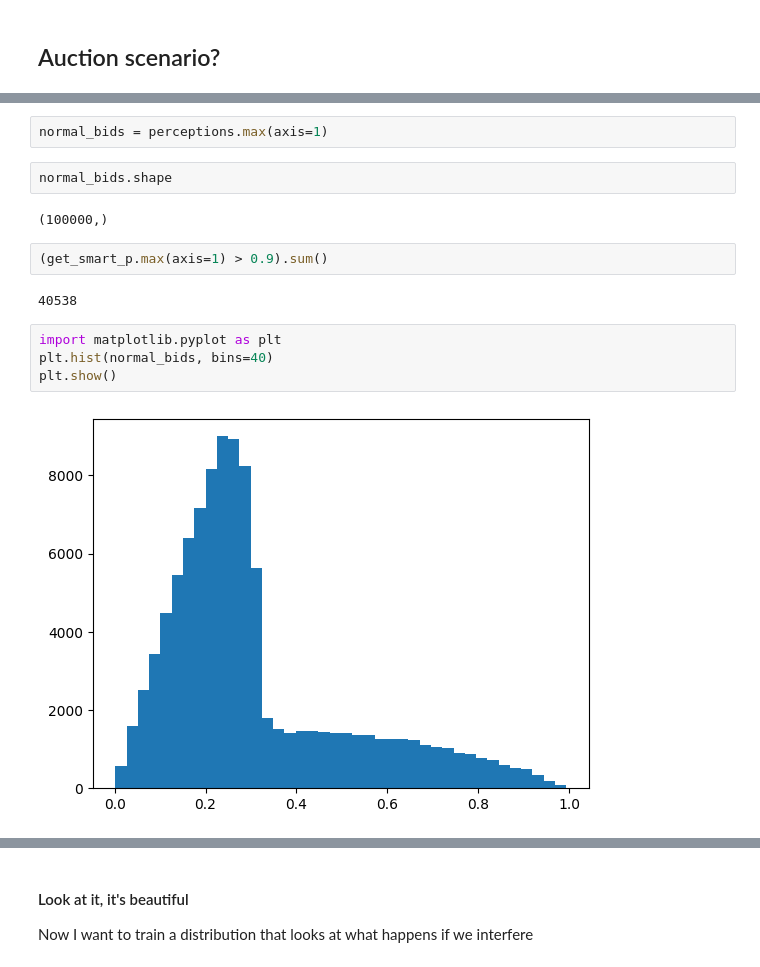
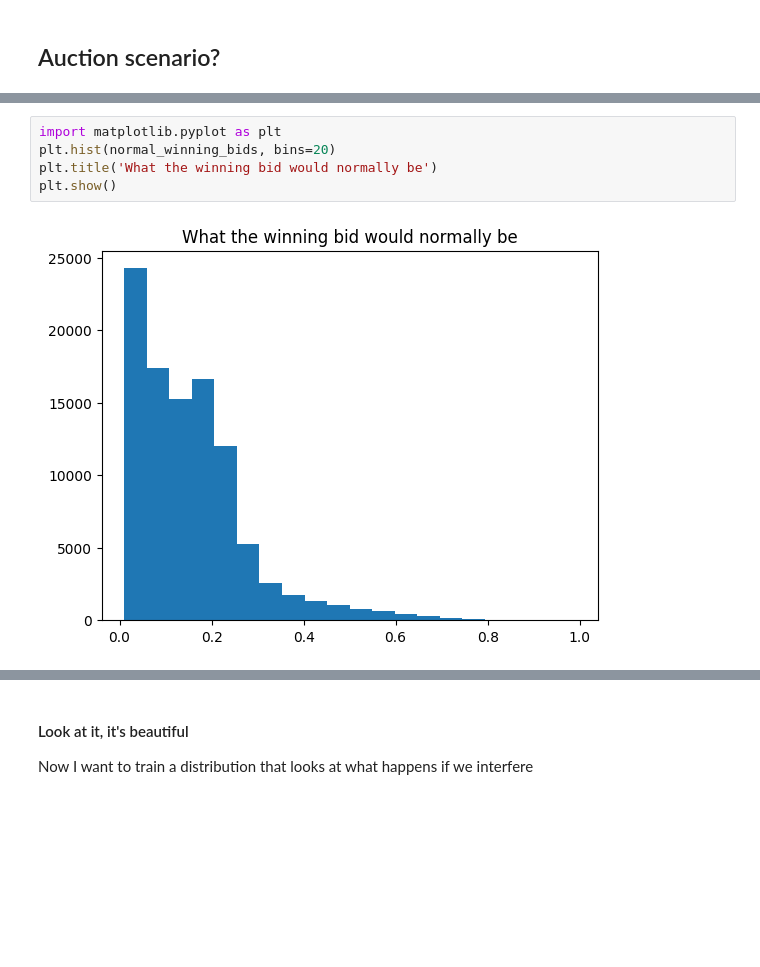
Before and after one commit to landonwork/spline_filter, a Jupyter notebook: dev.ipynb, the cells around one changed output, grey strips where cells are left out. Saved outputs shown, nothing was run; the diff lists cells and outputs as text; blank space fills up the shorter version.

```diff
--- a/dev.ipynb
+++ b/dev.ipynb
@@ -137,16 +175,7 @@ perceptions = np.where(get_smart_p > 0.9, perceptions, perceptions / 3)
-# %%
-normal_bids = perceptions.max(axis=1)
-# %%
-normal_bids.shape
-# %% [output]
-(100000,)
-# %%
-(get_smart_p.max(axis=1) > 0.9).sum()
-# %% [output]
-40538
 # %%
 import matplotlib.pyplot as plt
-plt.hist(normal_bids, bins=40)
+plt.hist(normal_winning_bids, bins=20)
+plt.title('What the winning bid would normally be')
 plt.show()
 # %% [output]
-[figure, old version]
+[figure, new version]
```
Also changed, not shown: parts of 60 cells of this notebook, 4 other files.
